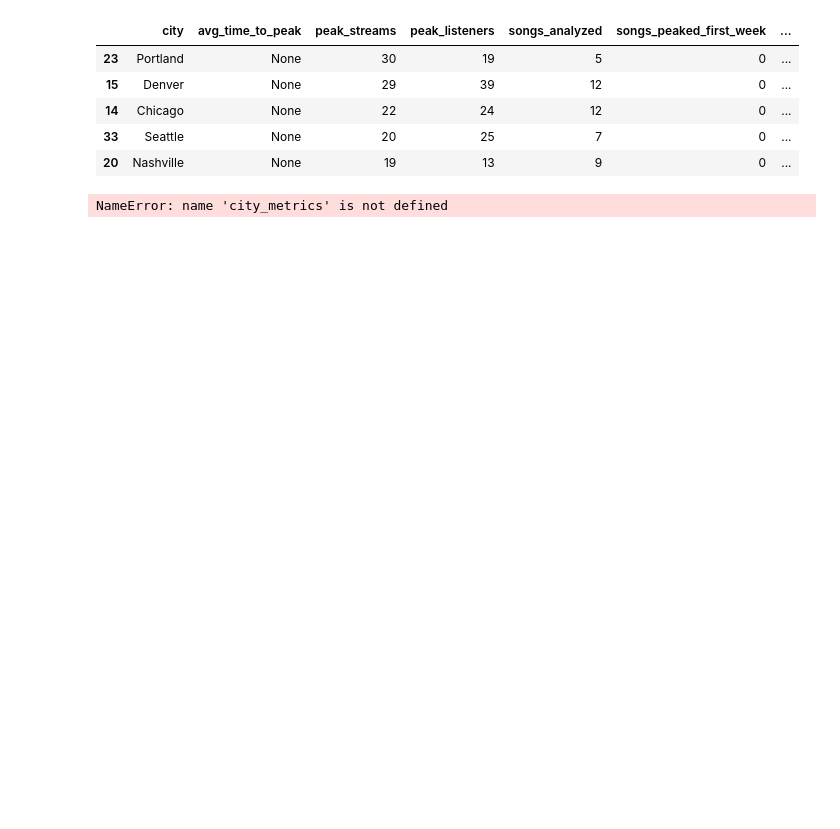
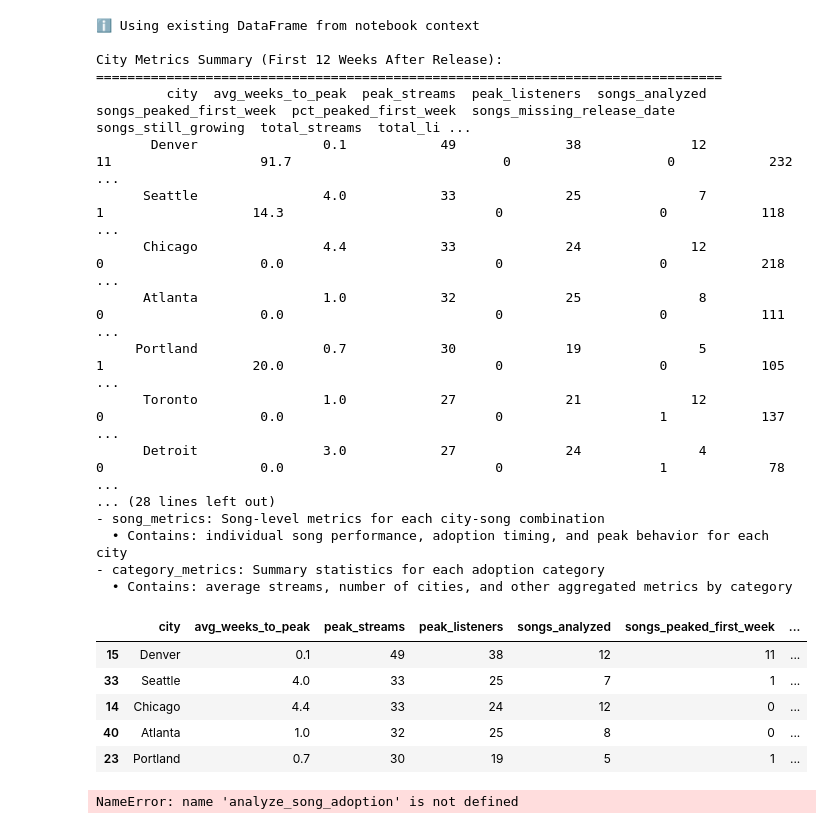
Before and after one commit to mgelberg/spring-2025, a Jupyter notebook: data_exploration_may21.ipynb, the cells around one changed output. Drawn from its saved outputs; the diff is of its cells as text; code cells hidden in the pictures; blank space fills up the shorter version.

Commit message:
consolidated the peak and adoption analyses, resolves #17

```diff
--- a/data_exploration_may21.ipynb
+++ b/data_exploration_may21.ipynb
@@ -50,17 +50,37 @@ df.head()
 | 2 | Allentown | 0 | 1 | - | 20240927 | Artist Level | artist | listeners | artist | ... |
 | 3 | Birmingham | 0 | 1 | - | 20240927 | Artist Level | artist | listeners | artist | ... |
 | 4 | Brasília | 0 | 1 | - | 20240927 | Artist Level | artist | listeners | artist | ... |
-# %%
-peak_metrics = calculate_city_peak_metrics(df)
-peak_metrics.head()
-# %% [output]
-|  | city | avg_time_to_peak | peak_streams | peak_listeners | songs_analyzed | songs_peaked_first_week | ... |
-| 23 | Portland | None | 30 | 19 | 5 | 0 | ... |
-| 15 | Denver | None | 29 | 39 | 12 | 0 | ... |
-| 14 | Chicago | None | 22 | 24 | 12 | 0 | ... |
-| 33 | Seattle | None | 20 | 25 | 7 | 0 | ... |
-| 20 | Nashville | None | 19 | 13 | 9 | 0 | ... |
-# %%
-city_metrics
-# %% [output]
-NameError: name 'city_metrics' is not defined
+# %%
+# This will show all the visualizations and printed output
+city_metrics, song_metrics, category_metrics = analyze_peaks()
+
+# Now you can use the DataFrames for further analysis
+city_metrics.head()  # Only if you want to see the data
+# %% [output]
+ℹ️ Using existing DataFrame from notebook context
+
+City Metrics Summary (First 12 Weeks After Release):
+================================================================================
+         city  avg_weeks_to_peak  peak_streams  peak_listeners  songs_analyzed  songs_peaked_first_week  pct_peaked_first_week  songs_missing_release_date  songs_still_growing  total_streams  total_li ...
+       Denver                0.1            49              38              12                       11                   91.7                           0                    0            232           ...
+      Seattle                4.0            33              25               7                        1                   14.3                           0                    0            118           ...
+      Chicago                4.4            33              24              12                        0                    0.0                           0                    0            218           ...
+      Atlanta                1.0            32              25               8                        0                    0.0                           0                    0            111           ...
+     Portland                0.7            30              19               5                        1                   20.0                           0                    0            105           ...
+      Toronto                1.0            27              21              12                        0                    0.0                           0                    1            137           ...
+      Detroit                3.0            27              24               4                        0                    0.0                           0                    1             78           ...
+... (28 lines left out)
+- song_metrics: Song-level metrics for each city-song combination
+  • Contains: individual song performance, adoption timing, and peak behavior for each city
+- category_metrics: Summary statistics for each adoption category
+  • Contains: average streams, number of cities, and other aggregated metrics by category
+|  | city | avg_weeks_to_peak | peak_streams | peak_listeners | songs_analyzed | songs_peaked_first_week | ... |
+| 15 | Denver | 0.1 | 49 | 38 | 12 | 11 | ... |
+| 33 | Seattle | 4.0 | 33 | 25 | 7 | 1 | ... |
+| 14 | Chicago | 4.4 | 33 | 24 | 12 | 0 | ... |
+| 40 | Atlanta | 1.0 | 32 | 25 | 8 | 0 | ... |
+| 23 | Portland | 0.7 | 30 | 19 | 5 | 1 | ... |
+# %%
+song_adoption_metrics = analyze_song_adoption()
+# %% [output]
+NameError: name 'analyze_song_adoption' is not defined
```
Also changed, not shown: parts of 2 cells of this notebook, 18 other files.
